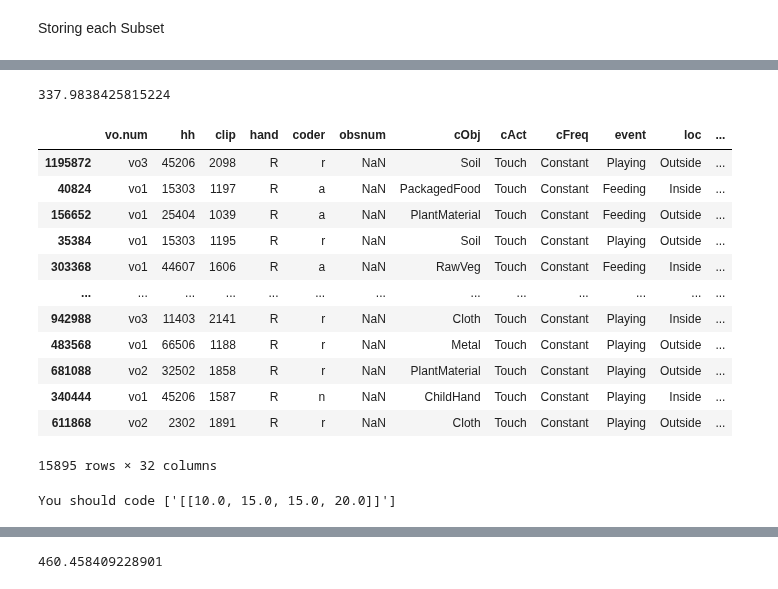
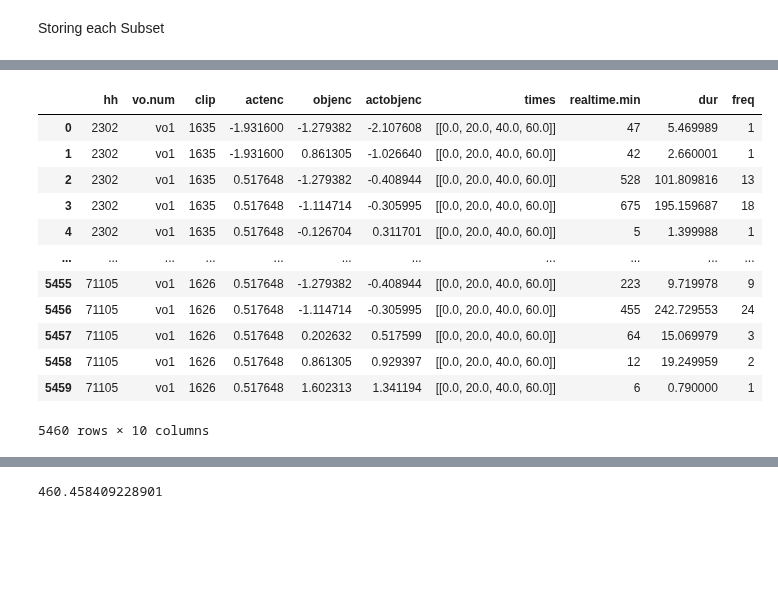
Before and after one commit to reinernoah/Capstone, a Jupyter notebook: Capstone_Final_Code.ipynb, the cells around one changed output, grey strips where cells are left out. Cells and saved outputs as stored; diff of their text form; code cells hidden in the pictures; blank space fills up the shorter version.

```diff
--- a/Capstone_Final_Code.ipynb
+++ b/Capstone_Final_Code.ipynb
@@ -375,49 +549,16 @@ np.var(specified_dictionary_all.groupby(["hh", "vo.num", "clip", "act", "obj", "
 # %%
-np.var(train.groupby(["hh", "vo.num", "clip", "act", "obj", "actobjenc"])[["realtime.min", "dur", "freq"]].sum().reset_index()["freq"])
+best_subset_dict["median"].groupby(["hh", "vo.num", "clip", "actenc", "objenc", "times"])[["realtime.min", "dur", "freq"]].sum().reset_index()
 # %% [output]
+|  | hh | vo.num | clip | actenc | objenc | actobjenc | times | realtime.min | dur | freq |
+| 0 | 2302 | vo1 | 1635 | -1.931600 | -1.279382 | -2.107608 | [[0.0, 20.0, 40.0, 60.0]] | 47 | 5.469989 | 1 |
+| 1 | 2302 | vo1 | 1635 | -1.931600 | 0.861305 | -1.026640 | [[0.0, 20.0, 40.0, 60.0]] | 42 | 2.660001 | 1 |
+| 2 | 2302 | vo1 | 1635 | 0.517648 | -1.279382 | -0.408944 | [[0.0, 20.0, 40.0, 60.0]] | 528 | 101.809816 | 13 |
+| 3 | 2302 | vo1 | 1635 | 0.517648 | -1.114714 | -0.305995 | [[0.0, 20.0, 40.0, 60.0]] | 675 | 195.159687 | 18 |
+| 4 | 2302 | vo1 | 1635 | 0.517648 | -0.126704 | 0.311701 | [[0.0, 20.0, 40.0, 60.0]] | 5 | 1.399988 | 1 |
+| ... | ... | ... | ... | ... | ... | ... | ... | ... | ... | ... |
+| 5455 | 71105 | vo1 | 1626 | 0.517648 | -1.279382 | -0.408944 | [[0.0, 20.0, 40.0, 60.0]] | 223 | 9.719978 | 9 |
+| 5456 | 71105 | vo1 | 1626 | 0.517648 | -1.114714 | -0.305995 | [[0.0, 20.0, 40.0, 60.0]] | 455 | 242.729553 | 24 |
+| 5457 | 71105 | vo1 | 1626 | 0.517648 | 0.202632 | 0.517599 | [[0.0, 20.0, 40.0, 60.0]] | 64 | 15.069979 | 3 |
+| 5458 | 71105 | vo1 | 1626 | 0.517648 | 0.861305 | 0.929397 | [[0.0, 20.0, 40.0, 60.0]] | 12 | 19.249959 | 2 |
+| 5459 | 71105 | vo1 | 1626 | 0.517648 | 1.602313 | 1.341194 | [[0.0, 20.0, 40.0, 60.0]] | 6 | 0.790000 | 1 |
-337.9838425815224
+5460 rows × 10 columns
-# %%
-#sanity check: these should have the same lengths ... and they do!
-train[((train["realtime.min"] >= 5) & (train["realtime.min"] <=10)) | ((train["realtime.min"] >=40) & (train["realtime.min"] <= 45)) ]
-
-#just make sure ^ was also run on 20 mins
-specified_dictionary_all[2]
-# %% [output]
-|  | vo.num | hh | clip | hand | coder | obsnum | cObj | cAct | cFreq | event | loc | ... |
-| 1195872 | vo3 | 45206 | 2098 | R | r | NaN | Soil | Touch | Constant | Playing | Outside | ... |
-| 40824 | vo1 | 15303 | 1197 | R | a | NaN | PackagedFood | Touch | Constant | Feeding | Inside | ... |
-| 156652 | vo1 | 25404 | 1039 | R | a | NaN | PlantMaterial | Touch | Constant | Feeding | Outside | ... |
-| 35384 | vo1 | 15303 | 1195 | R | r | NaN | Soil | Touch | Constant | Playing | Outside | ... |
-| 303368 | vo1 | 44607 | 1606 | R | a | NaN | RawVeg | Touch | Constant | Feeding | Inside | ... |
-| ... | ... | ... | ... | ... | ... | ... | ... | ... | ... | ... | ... | ... |
-| 942988 | vo3 | 11403 | 2141 | R | r | NaN | Cloth | Touch | Constant | Playing | Inside | ... |
-| 483568 | vo1 | 66506 | 1188 | R | r | NaN | Metal | Touch | Constant | Playing | Outside | ... |
-| 681088 | vo2 | 32502 | 1858 | R | r | NaN | PlantMaterial | Touch | Constant | Playing | Outside | ... |
-| 340444 | vo1 | 45206 | 1587 | R | n | NaN | ChildHand | Touch | Constant | Playing | Inside | ... |
-| 611868 | vo2 | 2302 | 1891 | R | r | NaN | Cloth | Touch | Constant | Playing | Outside | ... |
-15895 rows × 32 columns
-# %%
-#now we process every subset in the dictionary and return whichever has the largest variance
-def process_var():
-  max_var = 0
-  best_sub = 0
-
-  #go through all of our possible subsets from previous function and take the avg of freq column
-  for item in specified_dictionary_all.values():
-    grouped = item.groupby(["hh", "vo.num", "clip", "actenc", "objenc", "actobjenc"])[["realtime.min", "dur", "freq"]].sum().reset_index()
-    var = np.var(grouped["freq"])
-
-    #Update the subset with the highest variance
-    if var > max_var:
-      max_var = var
-      best_sub = item
-  print("You should code", best_sub["times"].unique())
-  #return that subset
-  return best_sub
-
-var_best = process_var()
-
-#put the best var subset in our best dictionary
-best_subset_dict["variance"] = var_best
-# %% [output]
-You should code ['[[10.0, 15.0, 15.0, 20.0]]']
```
Also changed, not shown: parts of 34 cells of this notebook.
